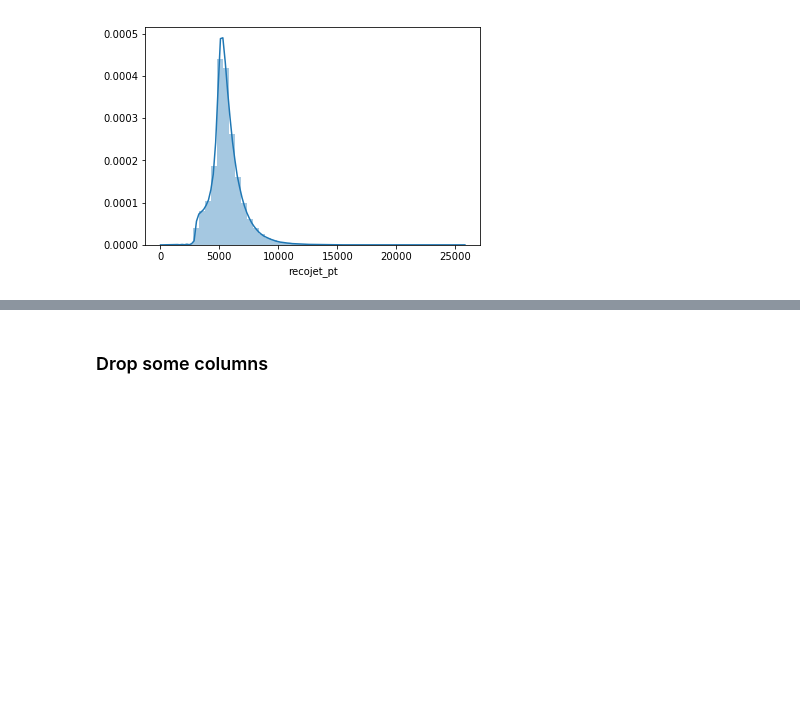
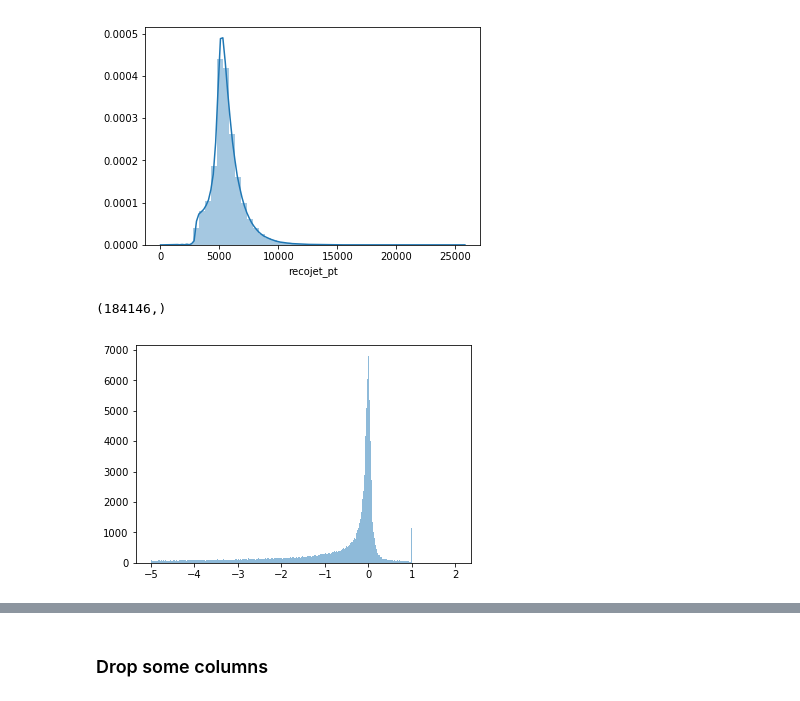
Before and after one commit to mlisovyi/IML_challenge_2018, a Jupyter notebook: Evaluate_Models.ipynb, the cells around one changed output, grey strips where cells are left out. Drawn from its saved outputs; the diff is of its cells as text; code cells hidden in the pictures; blank space fills up the shorter version.

Commit message:
add a plot with a comparison of prediction and sd_m vs gen_m

```diff
--- a/Evaluate_Models.ipynb
+++ b/Evaluate_Models.ipynb
@@ -76,3 +75,7 @@ sns.distplot(train_df['recojet_pt'])
 # %% [output]
 <matplotlib.axes._subplots.AxesSubplot at 0x...>
 [figure]
+# %%
+X_test_57['recojet_sd_m'].shape
+# %% [output]
+(184146,)
@@ -78,0 +84,6 @@ sns.distplot(train_df['recojet_pt'])
+# %%
+reldiff = (y_test_57 - X_test_57['recojet_sd_m'])/y_test_57
+# %%
+_ = plt.hist(reldiff, range=(-5,2), bins=400, alpha = 0.5)
+# %% [output]
+[figure, added]
```
Also changed, not shown: parts of 11 cells of this notebook.
